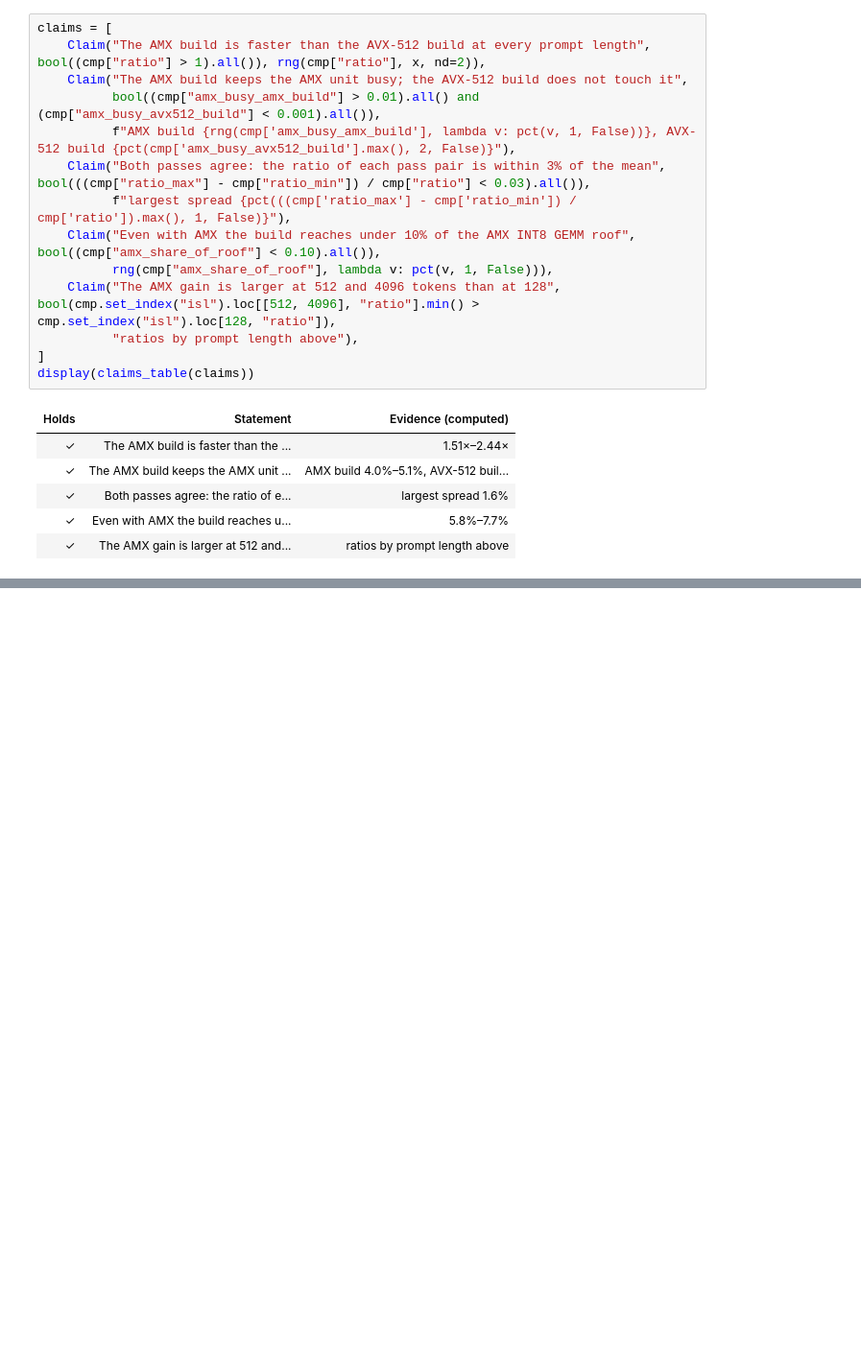
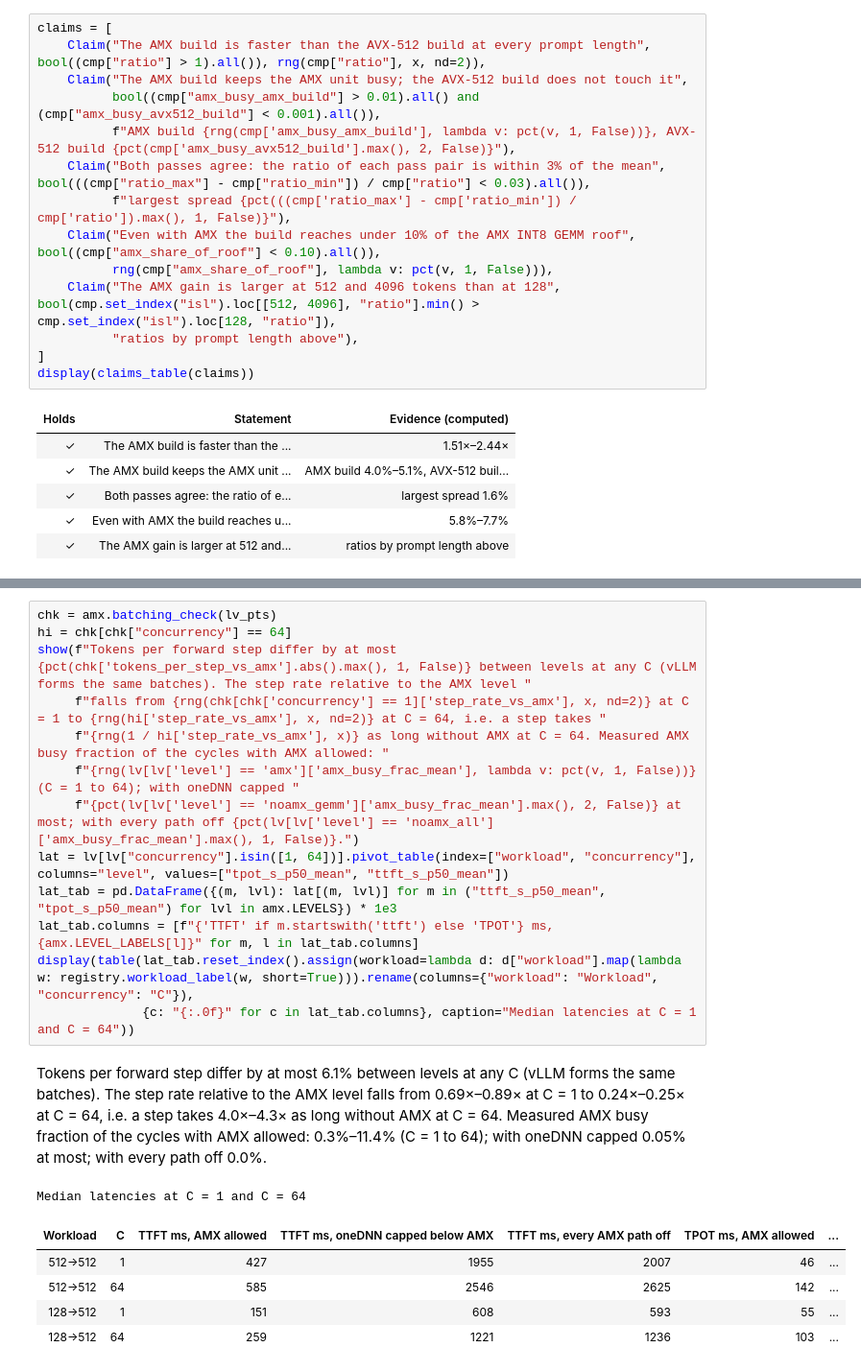
Before and after one commit to struggling-student/llm-backend-analysis, a Jupyter notebook: notebooks/backend_selection/12_amx_ablations.ipynb, the cells around one changed output, grey strips where cells are left out. Shown at 96% size. Cells and saved outputs as stored; diff of their text form; blank space fills up the shorter version.

```diff
--- a/notebooks/backend_selection/12_amx_ablations.ipynb
+++ b/notebooks/backend_selection/12_amx_ablations.ipynb
@@ -128,0 +191,21 @@ display(claims_table(claims))
+# %%
+chk = amx.batching_check(lv_pts)
+hi = chk[chk["concurrency"] == 64]
+show(f"Tokens per forward step differ by at most {pct(chk['tokens_per_step_vs_amx'].abs().max(), 1, False)} between levels at any C (vLLM forms the same batches). The step rate relative to the AMX level "
+     f"falls from {rng(chk[chk['concurrency'] == 1]['step_rate_vs_amx'], x, nd=2)} at C = 1 to {rng(hi['step_rate_vs_amx'], x, nd=2)} at C = 64, i.e. a step takes "
+     f"{rng(1 / hi['step_rate_vs_amx'], x)} as long without AMX at C = 64. Measured AMX busy fraction of the cycles with AMX allowed: "
+     f"{rng(lv[lv['level'] == 'amx']['amx_busy_frac_mean'], lambda v: pct(v, 1, False))} (C = 1 to 64); with oneDNN capped "
+     f"{pct(lv[lv['level'] == 'noamx_gemm']['amx_busy_frac_mean'].max(), 2, False)} at most; with every path off {pct(lv[lv['level'] == 'noamx_all']['amx_busy_frac_mean'].max(), 1, False)}.")
+lat = lv[lv["concurrency"].isin([1, 64])].pivot_table(index=["workload", "concurrency"], columns="level", values=["tpot_s_p50_mean", "ttft_s_p50_mean"])
+lat_tab = pd.DataFrame({(m, lvl): lat[(m, lvl)] for m in ("ttft_s_p50_mean", "tpot_s_p50_mean") for lvl in amx.LEVELS}) * 1e3
+lat_tab.columns = [f"{'TTFT' if m.startswith('ttft') else 'TPOT'} ms, {amx.LEVEL_LABELS[l]}" for m, l in lat_tab.columns]
+display(table(lat_tab.reset_index().assign(workload=lambda d: d["workload"].map(lambda w: registry.workload_label(w, short=True))).rename(columns={"workload": "Workload", "concurrency": "C"}),
+              {c: "{:.0f}" for c in lat_tab.columns}, caption="Median latencies at C = 1 and C = 64"))
+# %% [output]
+Tokens per forward step differ by at most 6.1% between levels at any C (vLLM forms the same batches). The step rate relative to the AMX level falls from 0.69×–0.89× at C = 1 to 0.24×–0.25× at C = 64, i.e. a step takes 4.0×–4.3× as long without AMX at C = 64. Measured AMX busy fraction of the cycles with AMX allowed: 0.3%–11.4% (C = 1 to 64); with oneDNN capped 0.05% at most; with every path off 0.0%.
+Median latencies at C = 1 and C = 64
+| Workload | C | TTFT ms, AMX allowed | TTFT ms, oneDNN capped below AMX | TTFT ms, every AMX path off | TPOT ms, AMX allowed | ... |
+| 512→512 | 1 | 427 | 1955 | 2007 | 46 | ... |
+| 512→512 | 64 | 585 | 2546 | 2625 | 142 | ... |
+| 128→512 | 1 | 151 | 608 | 593 | 55 | ... |
+| 128→512 | 64 | 259 | 1221 | 1236 | 103 | ... |
```
Also changed, not shown: parts of 9 cells of this notebook, 9 other files.
